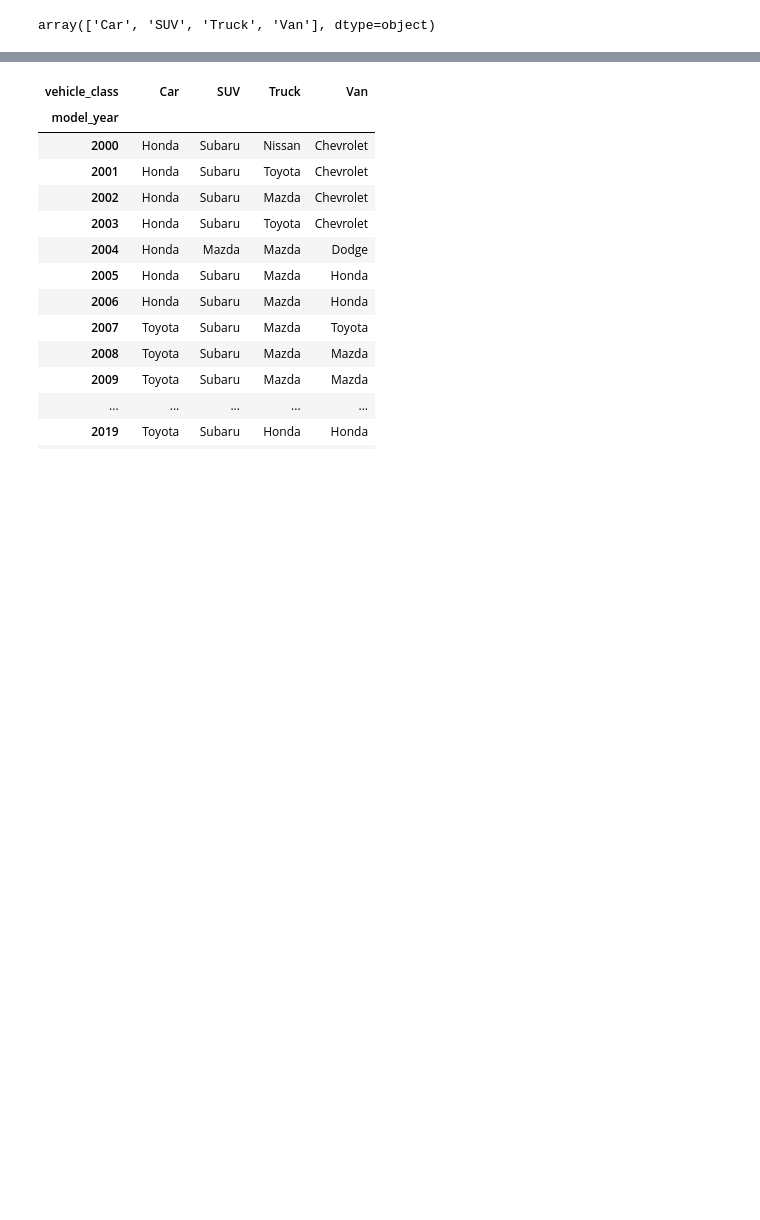
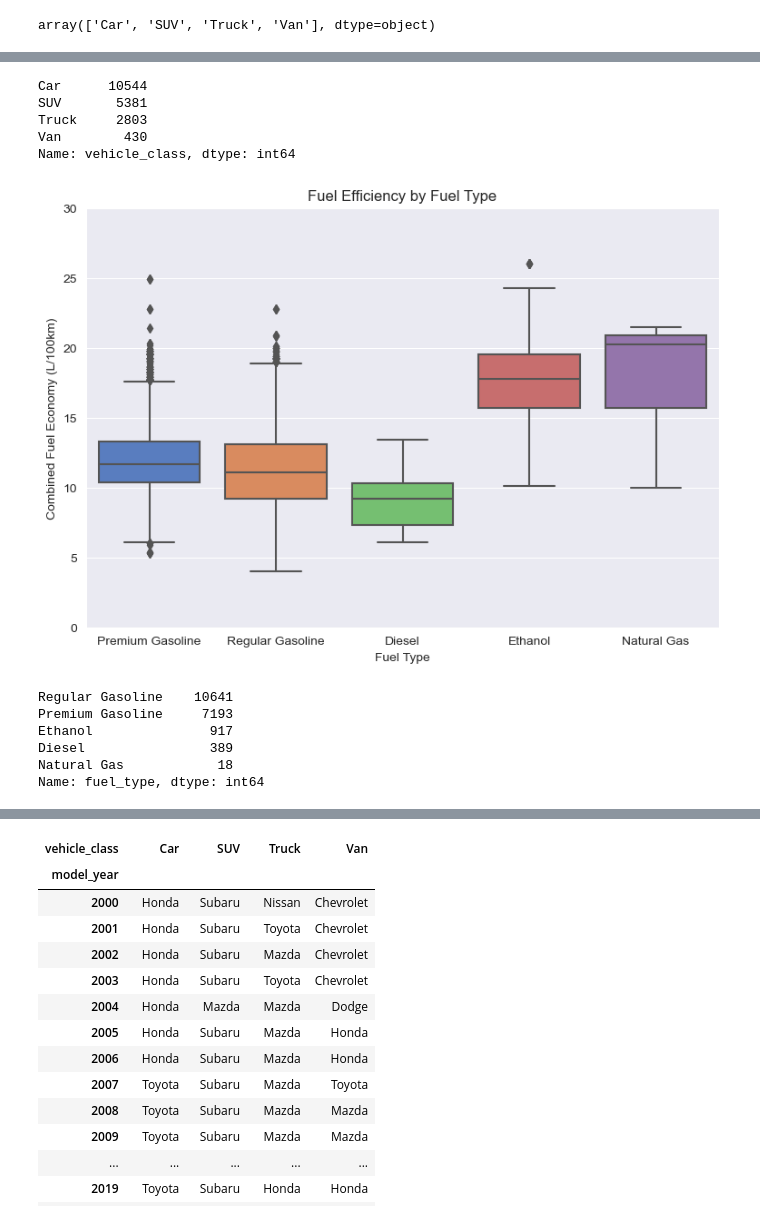
Before and after one commit to alexproskiw/Fuel-Efficiency-of-Canadian-Vehicles-Trends-and-Predictions, a Jupyter notebook: ECON323 Final Project.ipynb, the cells around one changed output, grey strips where cells are left out. Cells and saved outputs as stored; diff of their text form; code cells hidden in the pictures; blank space fills up the shorter version.

```diff
--- a/ECON323 Final Project.ipynb
+++ b/ECON323 Final Project.ipynb
@@ -364,0 +437,27 @@ ax.yaxis.grid(False)
+# %%
+# how many of each vehicle class?
+full_dataset["vehicle_class"].value_counts()
+# %% [output]
+Car      10544
+SUV       5381
+Truck     2803
+Van        430
+Name: vehicle_class, dtype: int64
+# %%
+# fuel efficiency by fuel type
+ax = sns.boxplot(data=full_dataset, x="fuel_type", y="comb_lpkm")
+ax.set(xlabel="Fuel Type", ylabel="Combined Fuel Economy (L/100km)", title="Fuel Efficiency by Fuel Type")
+ax.set_ylim(0, 30)
+plt.gcf().set_size_inches(9, 6)
+# %% [output]
+[figure, added]
+# %%
+# how many of each fuel type?
+full_dataset["fuel_type"].value_counts()
+# %% [output]
+Regular Gasoline    10641
+Premium Gasoline     7193
+Ethanol               917
+Diesel                389
+Natural Gas            18
+Name: fuel_type, dtype: int64
```
Also changed, not shown: parts of 33 cells of this notebook.
